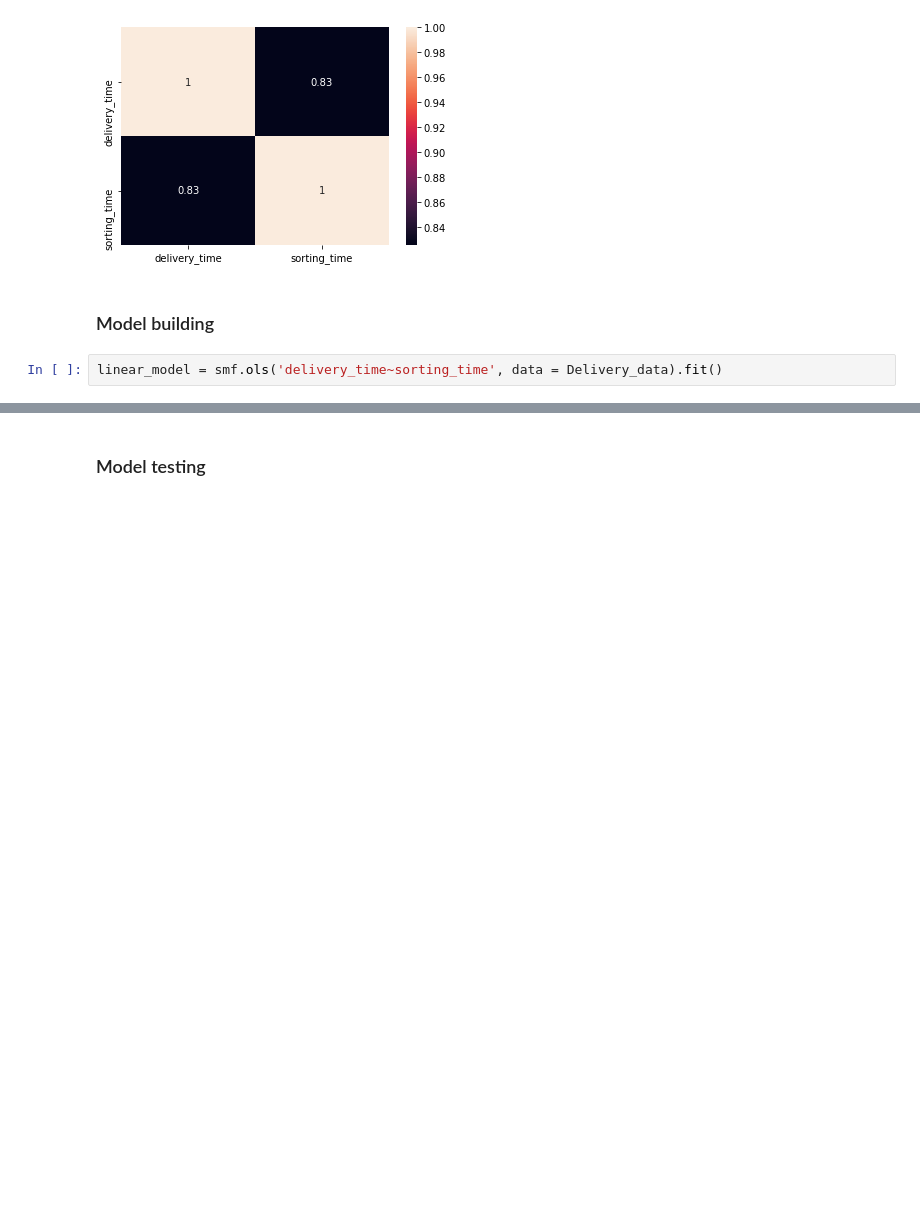
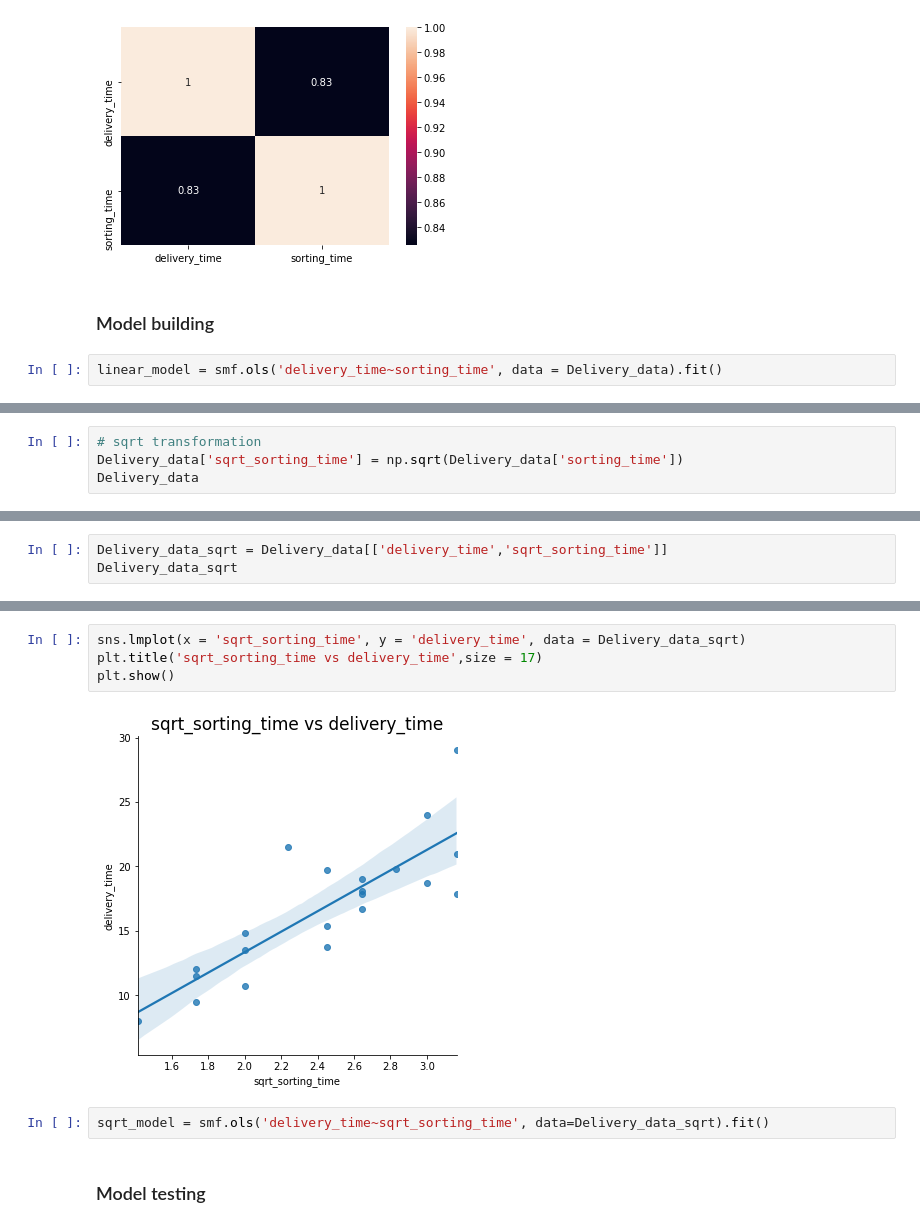
Before and after one commit to Surajhiraskar/Assignment-4.1-Simple-Linear-Regression, a Jupyter notebook: Assignment 4-1.ipynb, the cells around one changed output, grey strips where cells are left out. Drawn from its saved outputs; the diff is of its cells as text; blank space fills up the shorter version.

```diff
--- a/Assignment 4-1.ipynb
+++ b/Assignment 4-1.ipynb
@@ -98,0 +153,4 @@ linear_model = smf.ols('delivery_time~sorting_time', data = Delivery_data).fit()
+# %%
+# sqrt transformation
+Delivery_data['sqrt_sorting_time'] = np.sqrt(Delivery_data['sorting_time'])
+Delivery_data
@@ -98,0 +175,3 @@ linear_model = smf.ols('delivery_time~sorting_time', data = Delivery_data).fit()
+# %%
+Delivery_data_sqrt = Delivery_data[['delivery_time','sqrt_sorting_time']]
+Delivery_data_sqrt
@@ -99,3 +196,11 @@ linear_model = smf.ols('delivery_time~sorting_time', data = Delivery_data).fit()
+# %%
+sns.lmplot(x = 'sqrt_sorting_time', y = 'delivery_time', data = Delivery_data_sqrt)
+plt.title('sqrt_sorting_time vs delivery_time',size = 17)
+plt.show()
+# %% [output]
+[figure, added]
+# %%
+sqrt_model = smf.ols('delivery_time~sqrt_sorting_time', data=Delivery_data_sqrt).fit()
 # %% [markdown]
 ### Model testing
 # %%
```
Also changed, not shown: parts of 13 cells of this notebook.
